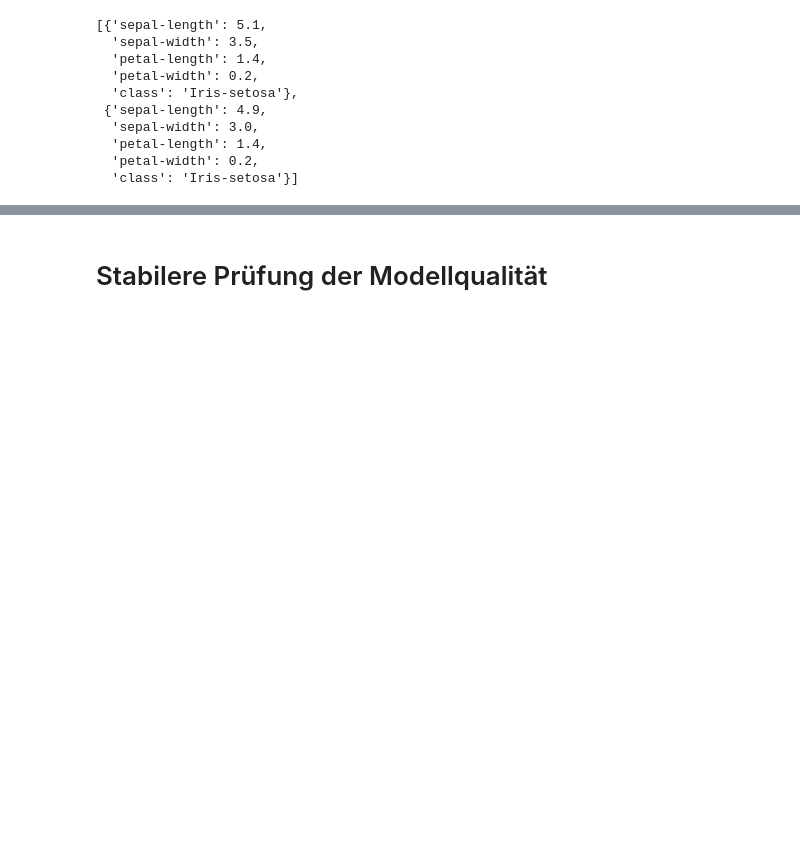
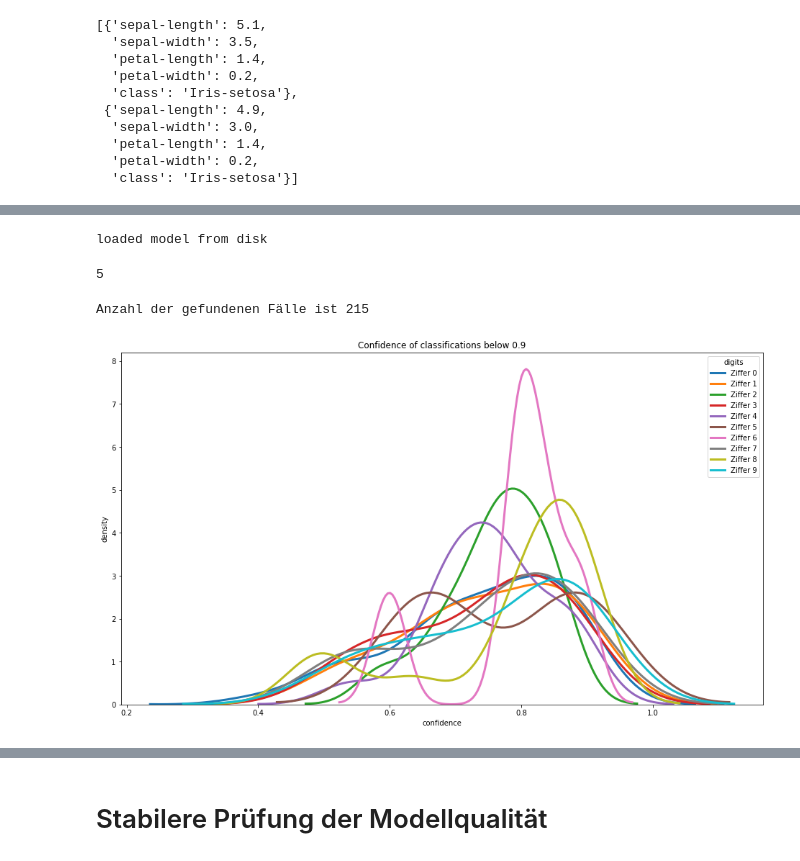
Before and after one commit to ditomax/mlwifianwender, a Jupyter notebook: 12 Anwendungsbeispiel Analysis of data.ipynb, the cells around one changed output, grey strips where cells are left out. Saved outputs shown, nothing was run; the diff lists cells and outputs as text; code cells hidden in the pictures; blank space fills up the shorter version.

```diff
--- a/12 Anwendungsbeispiel Analysis of data.ipynb
+++ b/12 Anwendungsbeispiel Analysis of data.ipynb
@@ -348,0 +372,75 @@ hip.Experiment.from_iterable(iris_data).display(force_full_width=True)
+# %%
+# Modell aus Beispiel 4
+from keras.models import model_from_json
+prefix = 'results/04_'
+modelName = prefix + "model.json"
+weightName = prefix + "model.h5"
+json_file = open(modelName, 'r')
+loaded_model_json = json_file.read()
+json_file.close()
+# model aus json
+loaded_model = model_from_json(loaded_model_json)
+# gewichte aus h5 file
+loaded_model.load_weights(weightName)
+print("loaded model from disk")
+# %% [output]
+loaded model from disk
+# %%
+image = x_train[0].reshape((1,28,28,1))
+prediction_activation = loaded_model.predict([image])
+predictedClass = np.argmax ( prediction_activation[0] )
+confidence = prediction_activation[0][predictedClass]
+predictedClass
+# %% [output]
+5
+# %%
+#
+# Untersuchung aller Trainingsdaten mit Modell und Suche nach niedriger confidence
+#
+
+predictionConfidencePerClass = [[] for i in range(10)]
+errorCount = 0
+errorCountDistribution = [0] * 10
+suspectList = []
+suspectListConfidence = []
+
+for i in range( x_train.shape[0] ):
+
+    correctClass = np.argmax(y_train[i])
+    image = x_train[i].reshape((1,28,28,1))
+    prediction_activation = loaded_model.predict([image])
+    predictedClass = np.argmax ( prediction_activation[0] )
+    confidence = prediction_activation[0][predictedClass]
+    if predictedClass != correctClass:
+        errorCountDistribution[correctClass] = errorCountDistribution[correctClass] + 1
+    else:
+        if confidence < 0.9:
+            predictionConfidencePerClass[correctClass].append(confidence)
+            errorCount+= 1
+
+        if confidence < 0.6:
+            suspectList.append(i)
+            suspectListConfidence.append(confidence)
+# %%
+print('Anzahl der gefundenen Fälle ist {}'.format(errorCount))
+# %% [output]
+Anzahl der gefundenen Fälle ist 215
+# %%
+predictionConfidencePerClassNP = np.asarray(predictionConfidencePerClass)
+# %%
+for clazzz in range(10):
+    # Subset to the airline
+
+    subset = predictionConfidencePerClassNP[clazzz]
+
+    # Draw the density plot
+    sns.distplot(subset, hist = False, kde = True, kde_kws = {'linewidth': 3}, label = 'Ziffer {}'.format(clazzz) )
+
+# Plot formatting
+plt.legend(prop={'size': 10}, title = 'digits')
+plt.title('Confidence of classifications below 0.9')
+plt.xlabel('confidence')
+plt.ylabel('density')
+plt.show()
+# %% [output]
+[figure, added]
```
Also changed, not shown: parts of 6 cells of this notebook, 2 other files.
